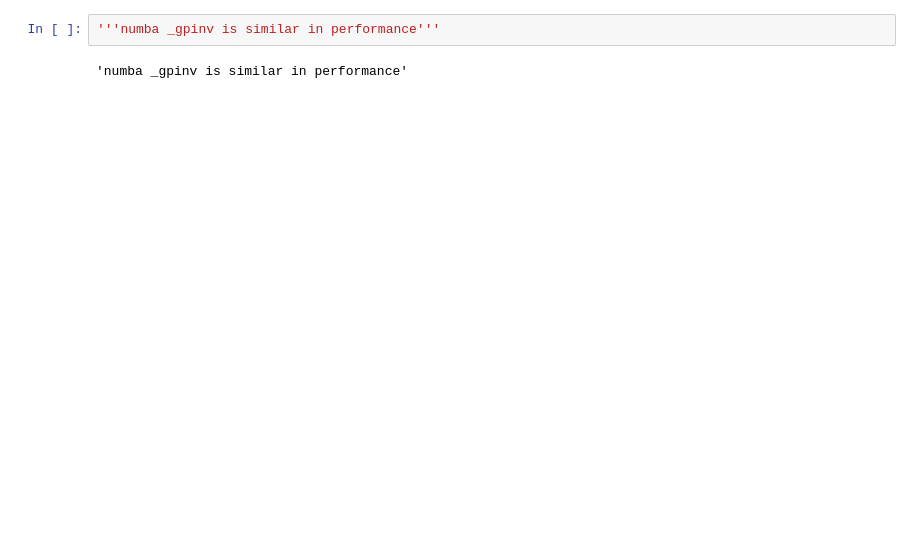
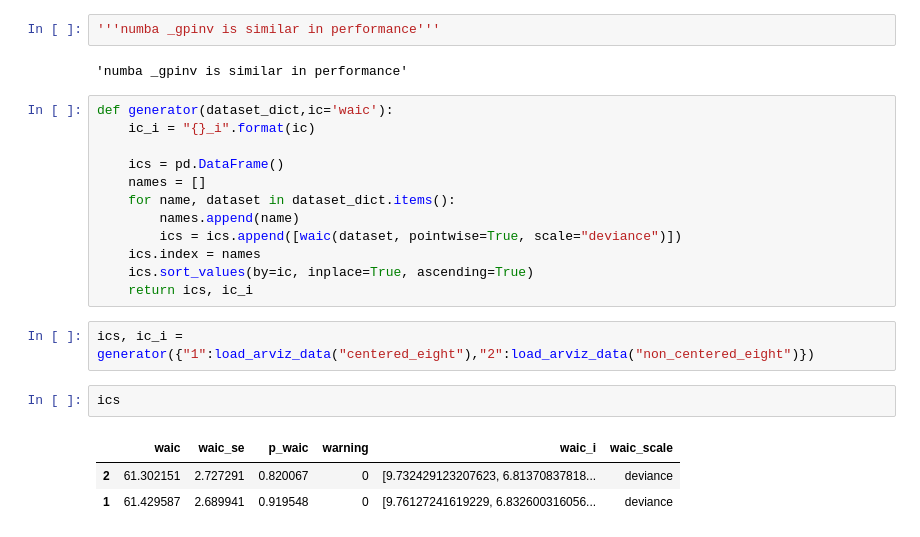
Before and after one commit to arviz-devs/arviz, a Jupyter notebook: Stats.ipynb, the cells around one changed output. Drawn from its saved outputs; the diff is of its cells as text; blank space fills up the shorter version.

Commit message:
added _ic_matrix, psislw, waic

```diff
--- a/Stats.ipynb
+++ b/Stats.ipynb
@@ -836,3 +838,23 @@ array([ 0., nan, nan, ..., nan,  0., nan])
 '''numba _gpinv is similar in performance'''
 # %% [output]
 'numba _gpinv is similar in performance'
+# %%
+def generator(dataset_dict,ic='waic'):
+    ic_i = "{}_i".format(ic)
+
+    ics = pd.DataFrame()
+    names = []
+    for name, dataset in dataset_dict.items():
+        names.append(name)
+        ics = ics.append([waic(dataset, pointwise=True, scale="deviance")])
+    ics.index = names
+    ics.sort_values(by=ic, inplace=True, ascending=True)
+    return ics, ic_i
+# %%
+ics, ic_i = generator({"1":load_arviz_data("centered_eight"),"2":load_arviz_data("non_centered_eight")})
+# %%
+ics
+# %% [output]
+|  | waic | waic_se | p_waic | warning | waic_i | waic_scale |
+| 2 | 61.302151 | 2.727291 | 0.820067 | 0 | [9.732429123207623, 6.81370837818... | deviance |
+| 1 | 61.429587 | 2.689941 | 0.919548 | 0 | [9.76127241619229, 6.832600316056... | deviance |
```
Also changed, not shown: parts of 108 cells of this notebook.
